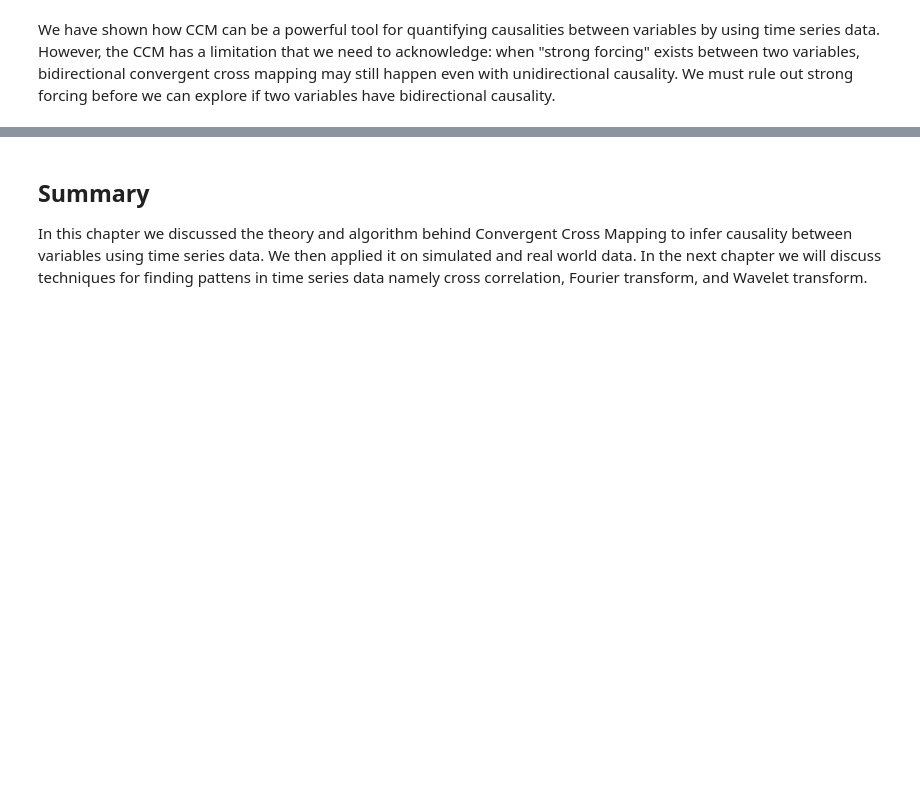
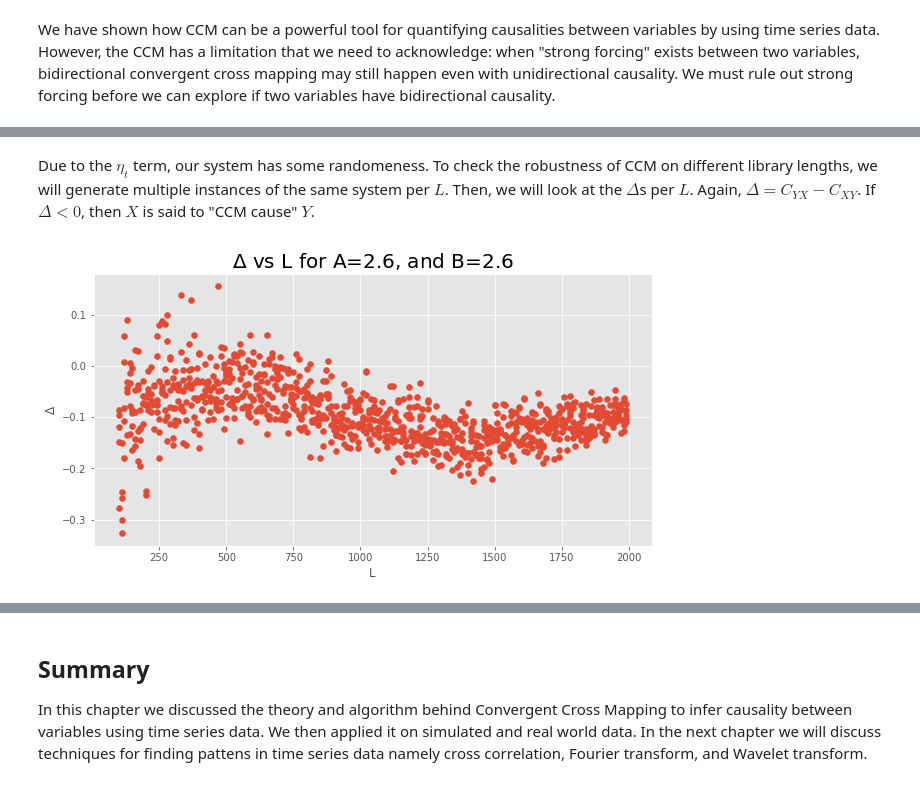
Before and after one commit to phdinds-aim/time_series_handbook, a Jupyter notebook: 06_ConvergentCrossMappingandSugiharaCausality/ccm_pai.ipynb, the cells around one changed output, grey strips where cells are left out. Saved outputs shown, nothing was run; the diff lists cells and outputs as text; code cells hidden in the pictures; blank space fills up the shorter version.

```diff
--- a/06_ConvergentCrossMappingandSugiharaCausality/ccm_pai.ipynb
+++ b/06_ConvergentCrossMappingandSugiharaCausality/ccm_pai.ipynb
@@ -1607,0 +1643,23 @@ We have shown how CCM can be a powerful tool for quantifying causalities between
+# %% [markdown]
+Due to the $\eta_t$ term, our system has some randomeness. To check the robustness of CCM on different library lengths, we will generate multiple instances of the same system per $L$. Then, we will look at the $\Delta$s per $L$. Again, $\Delta = C_{YX} - C_{XY}$. If $\Delta < 0$, then $X$ is said to "CCM cause" $Y$.
+# %%
+Ls = range(100, 2000, 10)
+samples = 5#samples per L
+deltas = []
+for  L in tqdm(Ls):
+    delta = []
+    for _ in range(samples):
+        X, Y = linear_dynamic(L=L, A=2.6, B=2.6)
+        ccm_XY = ccm(X, Y, tau, E, L) # define new ccm object # Testing for X -> Y
+        ccm_YX = ccm(Y, X, tau, E, L) # define new ccm object # Testing for Y -> X
+        delta.append(ccm_YX.causality()[0] - ccm_XY.causality()[0])
+
+    deltas.append(delta)
+
+plt.figure(figsize=(10, 5))
+plt.scatter([Ls for _ in range(samples)], np.array(deltas).T)
+plt.xlabel('L')
+plt.ylabel('$\Delta$');
+plt.title('$\Delta$ vs L for A=2.6, and B=2.6', size=20);
+# %% [output]
+[figure, added]
```
Also changed, not shown: parts of 10 cells of this notebook.
